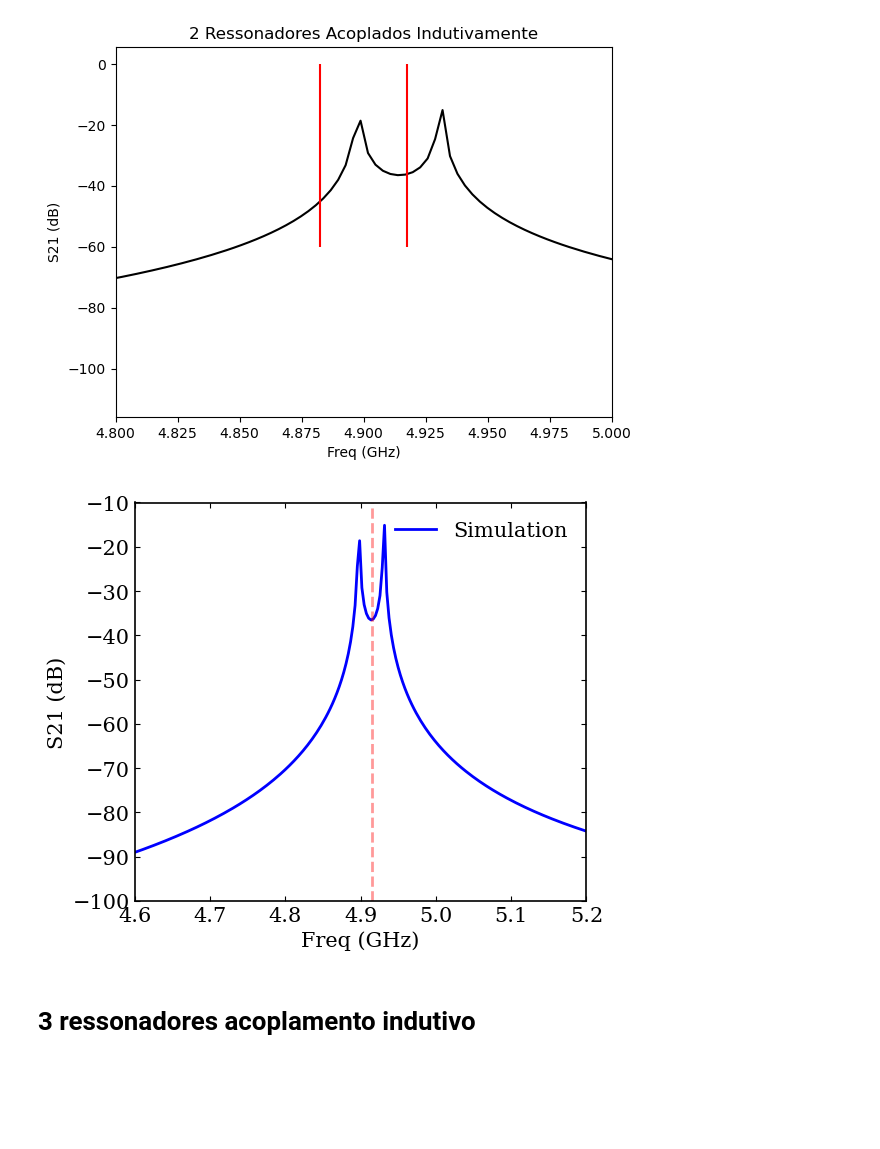
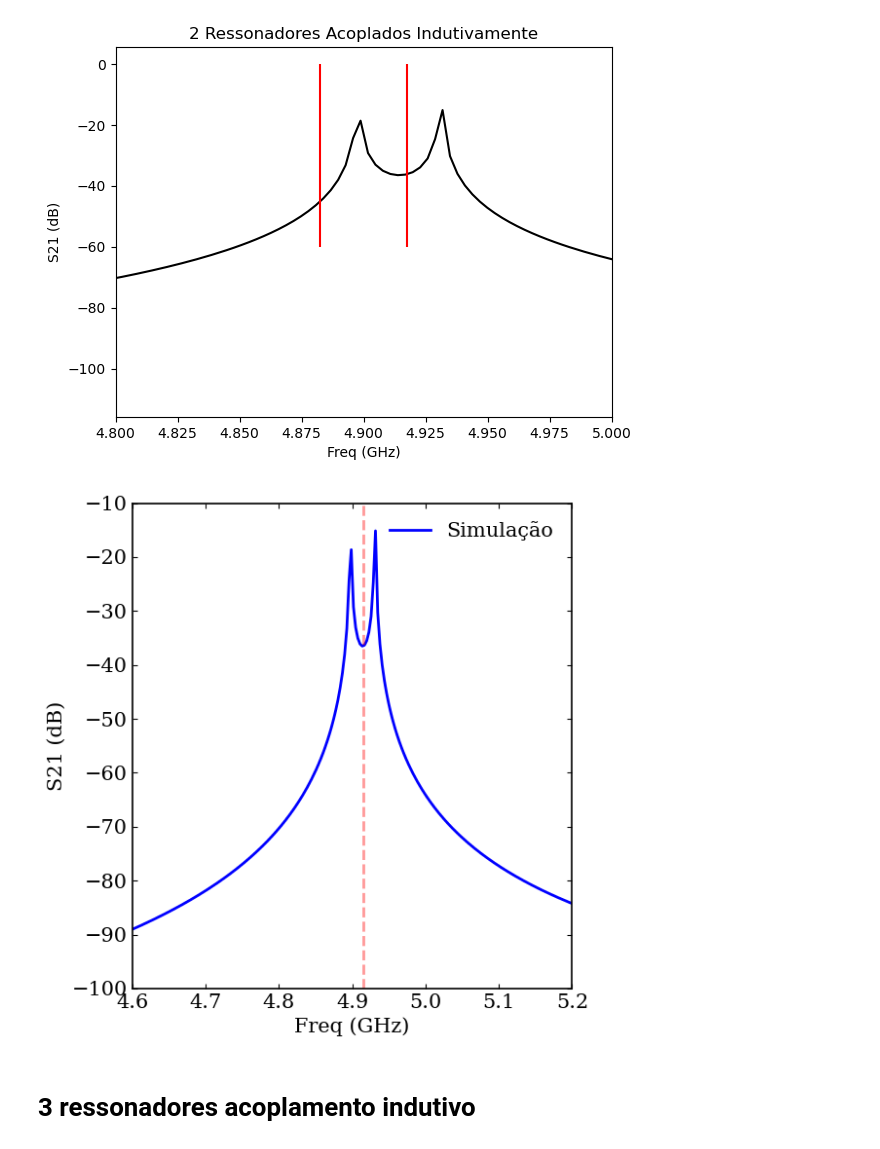
Before and after one commit to ScM-Edh/Projeto-Valentina, a Jupyter notebook: Ressonadores acoplados indutivamente/Aalises.ipynb, the cells around one changed output. Saved outputs shown, nothing was run; the diff lists cells and outputs as text; code cells hidden in the pictures; blank space fills up the shorter version.

```diff
--- a/Ressonadores acoplados indutivamente/Aalises.ipynb
+++ b/Ressonadores acoplados indutivamente/Aalises.ipynb
@@ -90,40 +123,40 @@ plt.rcParams.update({
 })
 
 # ---------- Figura ----------
-fig, ax = plt.subplots(figsize=(6,5))
+fig, ax = plt.subplots(figsize=(6,6))
 
-ax.plot(data[0], data[1], '-b', label="Simulation")
+ax.plot(data[0], data[1], '-b', label="Simulação")
 
 # ---------- Valores esperados ----------
 f0 = [4.915]
 for i, val in enumerate(f0):
     plt.axvline(val, linestyle="--", color="red",
                 alpha=0.4,
                 label="" if i==0 else "")
 
 # ---------- Eixos ----------
 ax.set_xlabel("Freq (GHz)")
 ax.set_ylabel("S21 (dB)")
 
 # ---------- Limites ----------
 ax.set_xlim(4.6, 5.2)
 ax.set_ylim(-100,-10)
 
 # ---------- Grade opcional ----------
 #ax.grid(alpha=0.3)
 
 # ---------- Legenda ----------
 ax.legend()
 
 # ---------- Ajuste layout ----------
 plt.tight_layout()
 
 # ---------- Salvar figura ----------
 plt.savefig("grafico_artigo.png", dpi=600)
 
 plt.show()
 # %% [output]
-[figure, old version]
+[figure, new version]
 # %% [markdown]
 # 3 ressonadores acoplamento indutivo
 # %%
```
Also changed, not shown: parts of 5 cells of this notebook, 3 other files.
